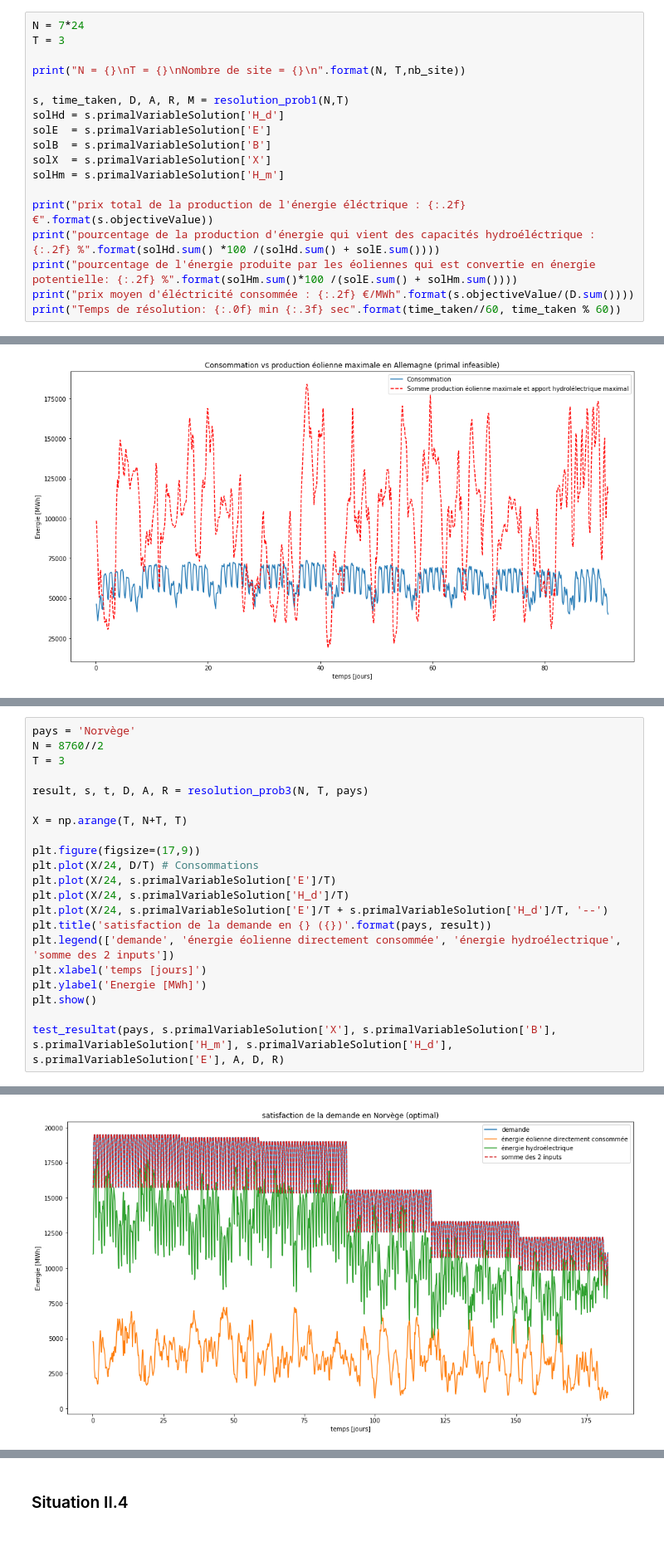
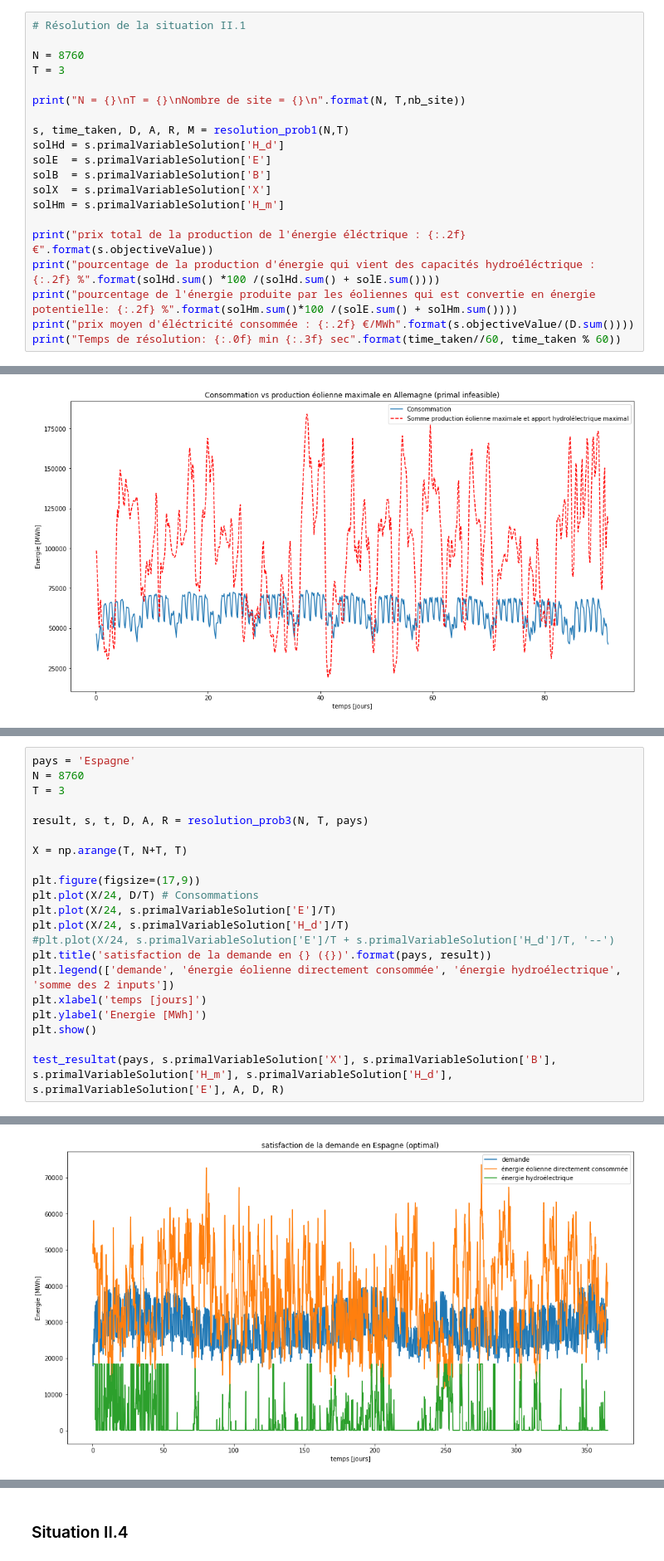
Before and after one commit to Zepp176/Projet_optimisation, a Jupyter notebook: projet_partie2.ipynb, the cells around one changed output, grey strips where cells are left out. Shown at 83% size. Cells and saved outputs as stored; diff of their text form.

Commit message:
rapport situation II.1 et II.3

```diff
--- a/projet_partie2.ipynb
+++ b/projet_partie2.ipynb
@@ -176,7 +229,9 @@ def resolution_prob1(N, T, verbose = True):
 
     return s, (end-start), D , A , R , M
 # %%
-N = 7*24
+# Résolution de la situation II.1
+
+N = 8760
 T = 3
 
 print("N = {}\nT = {}\nNombre de site = {}\n".format(N, T,nb_site))
@@ -565,6 +653,6 @@ TODO: Expliquer comment a été calculer la courbe en rouge pointillée et que c
 # %%
-pays = 'Norvège'
-N = 8760//2
+pays = 'Espagne'
+N = 8760
 T = 3
 
 result, s, t, D, A, R = resolution_prob3(N, T, pays)
@@ -575,7 +663,7 @@ plt.figure(figsize=(17,9))
 plt.plot(X/24, D/T) # Consommations
 plt.plot(X/24, s.primalVariableSolution['E']/T)
 plt.plot(X/24, s.primalVariableSolution['H_d']/T)
-plt.plot(X/24, s.primalVariableSolution['E']/T + s.primalVariableSolution['H_d']/T, '--')
+#plt.plot(X/24, s.primalVariableSolution['E']/T + s.primalVariableSolution['H_d']/T, '--')
 plt.title('satisfaction de la demande en {} ({})'.format(pays, result))
 plt.legend(['demande', 'énergie éolienne directement consommée', 'énergie hydroélectrique', 'somme des 2 inputs'])
 plt.xlabel('temps [jours]')
@@ -588 +676 @@ Norvège: optimal
-[figure, old version]
+[figure, new version]
```
Also changed, not shown: parts of 28 cells of this notebook.
